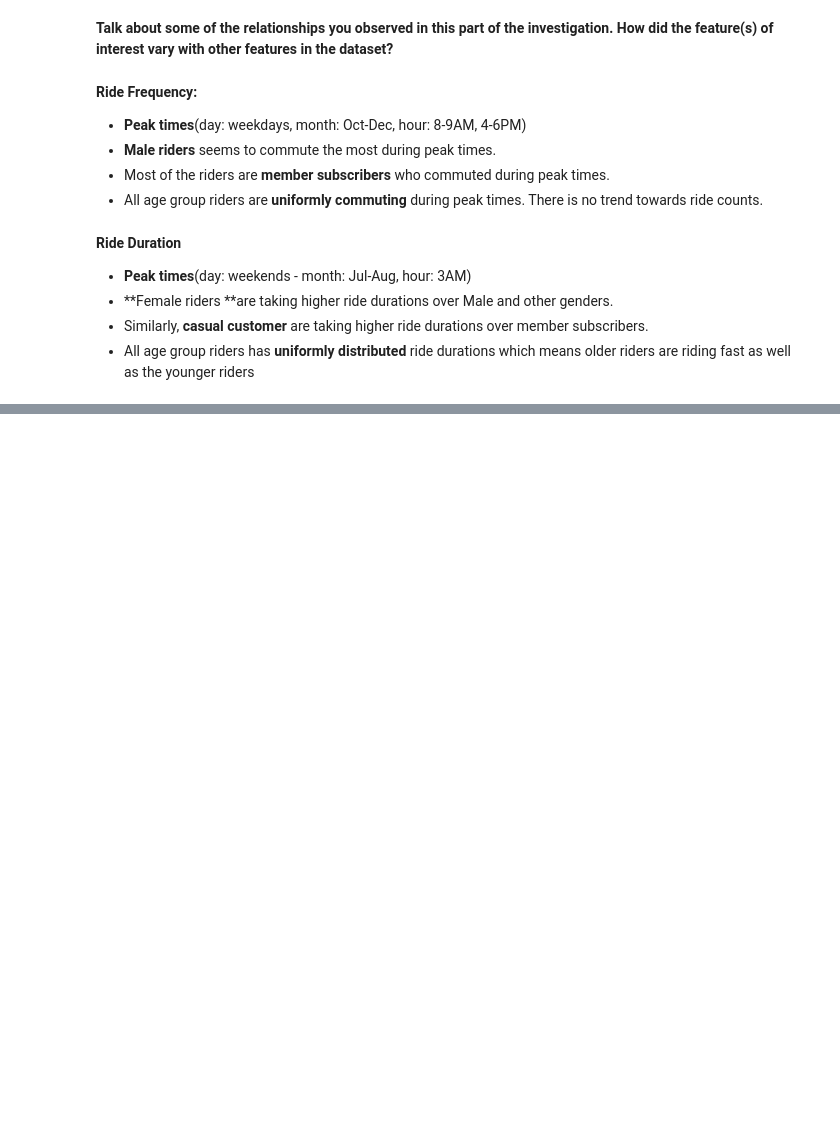
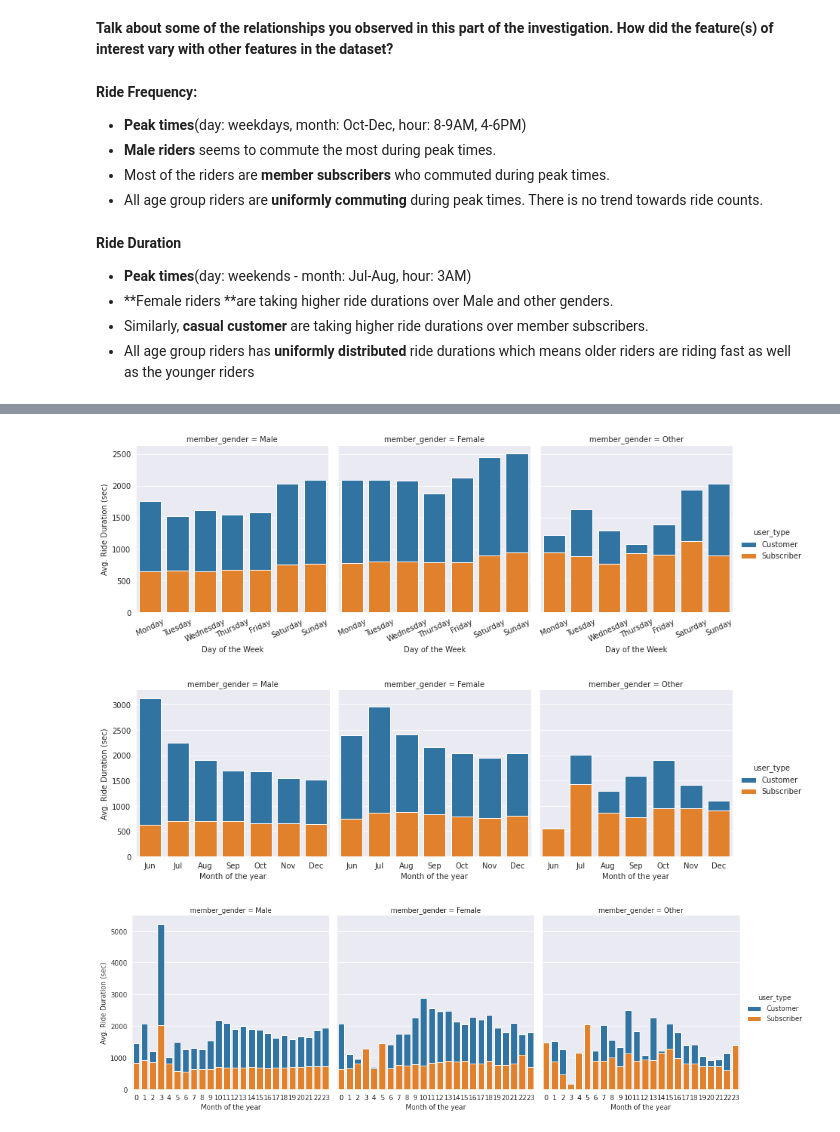
Before and after one commit to wahyunh10/Data-Exploration-Ford-GoBike-Project, a Jupyter notebook: Data_Exploration_Ford_GoBike_Project.ipynb, the cells around one changed output, grey strips where cells are left out. Cells and saved outputs as stored; diff of their text form; code cells hidden in the pictures; blank space fills up the shorter version.

```diff
--- a/Data_Exploration_Ford_GoBike_Project.ipynb
+++ b/Data_Exploration_Ford_GoBike_Project.ipynb
@@ -645,0 +765,40 @@ plt.ylabel('End Stations');
+# %%
+# groupby Day, Gender and User Type by avg duration
+day_ride = df.groupby(['start_day', 'member_gender', 'user_type']).mean().duration_sec.reset_index()
+
+# groupby Month, Gender and User Type by avg duration
+month_ride = df.groupby(['start_month', 'member_gender', 'user_type']).mean().duration_sec.reset_index()
+
+# groupby Hour, Gender and User Type by avg duration
+hour_ride = df.groupby(['start_hour', 'member_gender', 'user_type']).mean().duration_sec.reset_index()
+# %%
+# plot the day_ride relationship using facegrid
+g = sb.FacetGrid(data=day_ride, col='member_gender', hue='user_type', col_order = ['Male','Female','Other'], height=4)
+g.map(sb.barplot, 'start_day', 'duration_sec', order=day_order);
+
+# set plot properties
+g.set_xticklabels(day_order, rotation=25)
+g.set_axis_labels("Day of the Week", "Avg. Ride Duration (sec)")
+g.add_legend()
+
+# plot the day_ride relationship using facegrid
+h = sb.FacetGrid(data=month_ride, col='member_gender', hue='user_type', col_order = ['Male','Female','Other'], height=4)
+h.map(sb.barplot, 'start_month', 'duration_sec', order=month_order);
+
+# set plot properties
+h.set_xticklabels(month_order, rotation=0)
+h.set_axis_labels("Month of the year", "Avg. Ride Duration (sec)")
+h.add_legend()
+
+# plot the day_ride relationship using facegrid
+i = sb.FacetGrid(data=hour_ride, col='member_gender', hue='user_type', col_order = ['Male','Female','Other'], height=4.5)
+i.map(sb.barplot, 'start_hour', 'duration_sec', order=hour_order)
+
+# set plot properties
+i.set_xticklabels(hour_order, rotation=0);
+i.set_axis_labels("Month of the year", "Avg. Ride Duration (sec)")
+i.add_legend();
+# %% [output]
+[figure, added]
+[figure, added]
+[figure, added]
```
Also changed, not shown: parts of 36 cells of this notebook.
